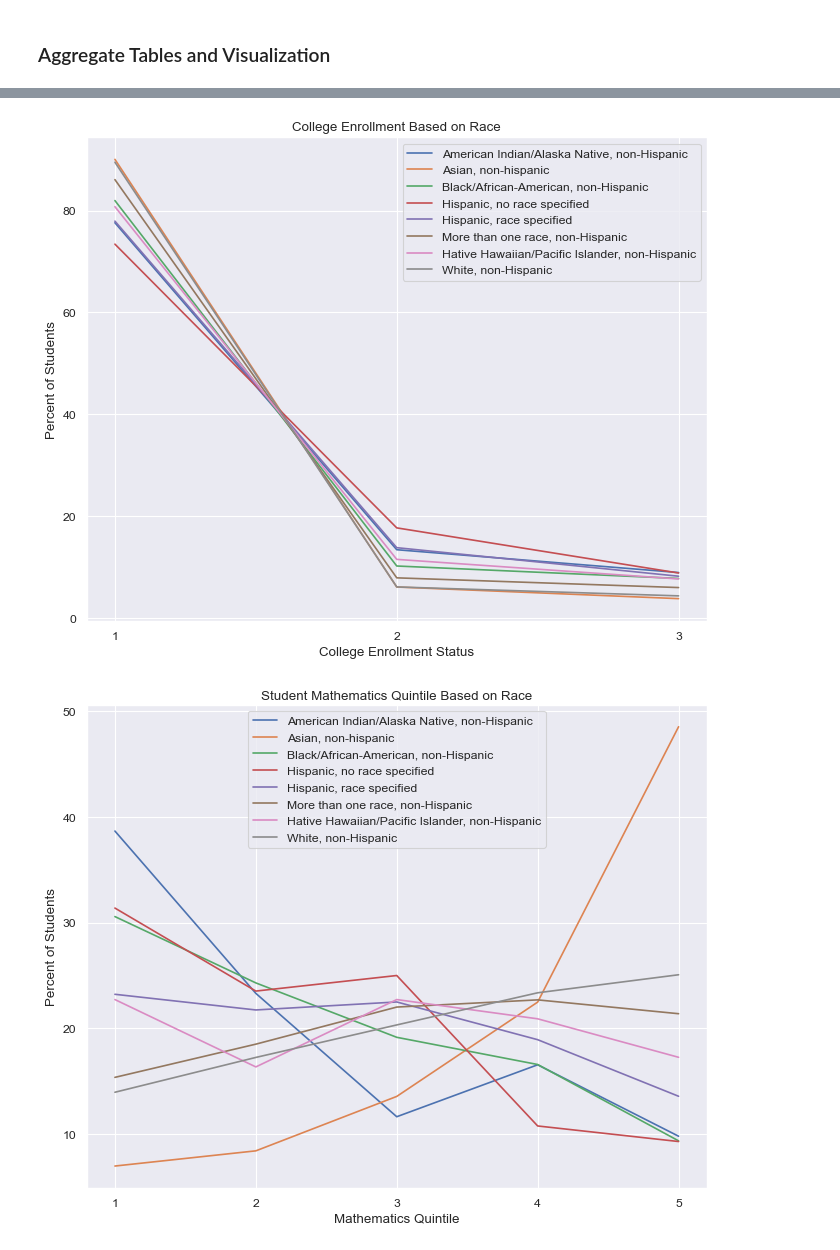
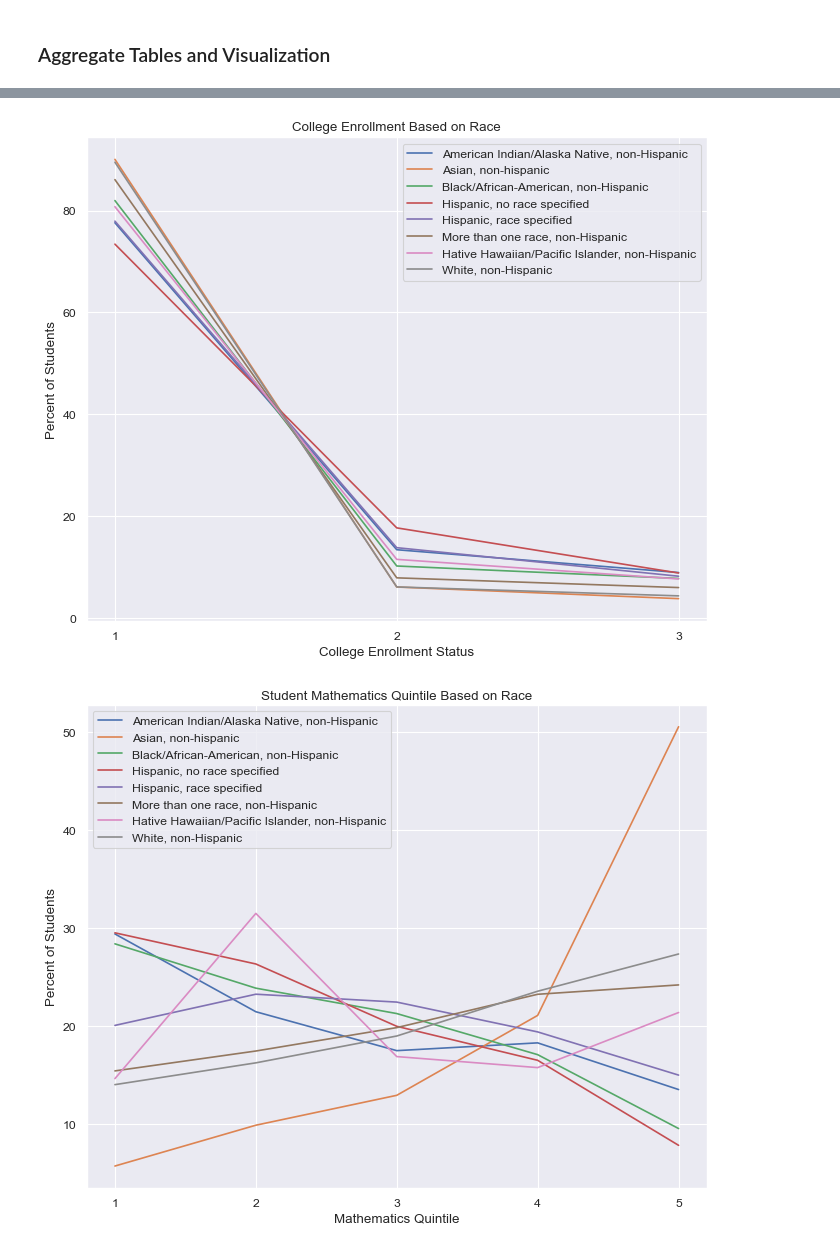
Before and after one commit to adamzuyang/Ursatech-Adam, a Jupyter notebook: HSLS Data Analysis, Academic Performance as Related to Family Income, Poverty, and Race.ipynb, the cells around one changed output, grey strips where cells are left out. Cells and saved outputs as stored; diff of their text form; code cells hidden in the pictures.

```diff
--- a/HSLS Data Analysis, Academic Performance as Related to Family Income, Poverty, and Race.ipynb
+++ b/HSLS Data Analysis, Academic Performance as Related to Family Income, Poverty, and Race.ipynb
@@ -111,14 +116,14 @@ indicators.head()
 ### Constants and Functions
 # %%
 # All relevant variables
-academic_variables = ['X1TXMTH', 'X1TXMSCR', 'X1TXMQUINT', 'X1TXMPROF1', 'X1TXMPROF2', 'X1TXMPROF3',
-                      'X1TXMPROF4', 'X1TXMPROF5', 'S4HSGPA', 'S3CLGFT']
+academic_variables = ['X2TXMTH', 'X2TXMSCR', 'X2TXMQUINT', 'X2TXMPROF1', 'X2TXMPROF2', 'X2TXMPROF3',
+                      'X2TXMPROF4', 'X2TXMPROF5', 'S4HSGPA', 'S3CLGFT']
 
 # All continuous variables (can be analyzed similarly)
-math_cont_variables = ['X1TXMTH', 'X1TXMSCR', 'X1TXMPROF1', 'X1TXMPROF2', 'X1TXMPROF3', 'X1TXMPROF4', 'X1TXMPROF5']
+math_cont_variables = ['X2TXMTH', 'X2TXMSCR', 'X2TXMPROF1', 'X2TXMPROF2', 'X2TXMPROF3', 'X2TXMPROF4', 'X2TXMPROF5']
 
 # Math quintiles variable
-math_quintile = 'X1TXMQUINT'
+math_quintile = 'X2TXMQUINT'
 
 # Entire high school GPA
 gpa_variable = 'S4HSGPA'
@@ -126,10 +131,10 @@ gpa_variable = 'S4HSGPA'
 # In college variable
 college_variable = 'S3CLGFT'
 
-# Takes in income_num from X1FAMINCOME column. Returns math performance table,
+# Takes in income_num from X2FAMINCOME column. Returns math performance table,
 # math quintile counts, GPA counts, and college status counts
 def analyze_income(income_num):
-    income = indicators[indicators['X1FAMINCOME'] == income_num]
+    income = indicators[indicators['X2FAMINCOME'] == income_num]
     income_academic = income[academic_variables]
 
     income_cont = income_academic[math_cont_variables].describe()
@@ -480,7 +485,7 @@ income_colleges_array = [income1_college, income2_college, income3_college, inco
 income_colleges = pd.DataFrame()
 for i in range(len(income_colleges_array)):
     income_colleges['INCOME BRACKET ' + str(i + 1)] = income_colleges_array[i]['S3CLGFT']
-    income_colleges['INCOME BRACKET ' + str(i + 1) + ' PERCENT'] = income_gpas_array[i]['PERCENT']
+    income_colleges['INCOME BRACKET ' + str(i + 1) + ' PERCENT'] = income_colleges_array[i]['PERCENT']
 income_colleges.fillna(0, inplace=True)
 
 income_colleges_percent = income_colleges.filter(regex='PERCENT', axis=1)
@@ -499,7 +504,7 @@ income_math_quints_array = [income1_quint, income2_quint, income3_quint, income4
 
 income_math_quints = pd.DataFrame()
 for i in range(len(income_math_quints_array)):
-    income_math_quints['INCOME BRACKET ' + str(i + 1)] = income_math_quints_array[i]['X1TXMQUINT']
+    income_math_quints['INCOME BRACKET ' + str(i + 1)] = income_math_quints_array[i]['X2TXMQUINT']
     income_math_quints['INCOME BRACKET ' + str(i + 1) + ' PERCENT'] = income_math_quints_array[i]['PERCENT']
 
 income_math_quints_percent = income_math_quints.filter(regex='PERCENT', axis=1)
@@ -529,10 +534,10 @@ There is a clear positive correlation between income and academic performance. P
 # %% [markdown]
 ### Constants and Functions
 # %%
-# Takes in poverty_num from X1POVERTY column. Returns math performance table,
+# Takes in poverty_num from X2POVERTY column. Returns math performance table,
 # math quintile counts, GPA counts, and college status counts
 def analyze_poverty(poverty_num):
-    poverty = indicators[indicators['X1POVERTY'] == poverty_num]
+    poverty = indicators[indicators['X2POVERTY'] == poverty_num]
     poverty_academic = poverty[academic_variables]
 
     poverty_cont = poverty_academic[math_cont_variables].describe()
@@ -643,7 +648,7 @@ poverty_math_quints_array = [above_poverty_quint, below_poverty_quint]
 
 poverty_math_quints = pd.DataFrame()
 for i in range(len(poverty_math_quints_array)):
-    poverty_math_quints['POVERTY LEVEL ' + str(i)] = poverty_math_quints_array[i]['X1TXMQUINT']
+    poverty_math_quints['POVERTY LEVEL ' + str(i)] = poverty_math_quints_array[i]['X2TXMQUINT']
     poverty_math_quints['POVERTY LEVEL ' + str(i) + ' PERCENT'] = poverty_math_quints_array[i]['PERCENT']
 
 plt.figure(5)
@@ -935,35 +1052,35 @@ race_math_quints_array = [native_quint, asian_quint, black_quint, hispanicnr_qui
 
 race_math_quints = pd.DataFrame()
 for i in range(len(race_math_quints_array)):
-    race_math_quints['RACE ' + str(i+1)] = race_math_quints_array[i]['X1TXMQUINT']
+    race_math_quints['RACE ' + str(i+1)] = race_math_quints_array[i]['X2TXMQUINT']
     race_math_quints['RACE ' + str(i+1) + ' PERCENT'] = race_math_quints_array[i]['PERCENT']
 race_math_quints.fillna(0, inplace=True)
 
 plt.figure(8, figsize=(10, 8), dpi=80)
 plt.plot(race_math_quints['RACE 1 PERCENT'], label='American Indian/Alaska Native, non-Hispanic')
 plt.plot(race_math_quints['RACE 2 PERCENT'], label='Asian, non-hispanic')
 plt.plot(race_math_quints['RACE 3 PERCENT'], label='Black/African-American, non-Hispanic')
 plt.plot(race_math_quints['RACE 4 PERCENT'], label='Hispanic, no race specified')
 plt.plot(race_math_quints['RACE 5 PERCENT'], label='Hispanic, race specified')
 plt.plot(race_math_quints['RACE 6 PERCENT'], label='More than one race, non-Hispanic')
 plt.plot(race_math_quints['RACE 7 PERCENT'], label='Hative Hawaiian/Pacific Islander, non-Hispanic')
 plt.plot(race_math_quints['RACE 8 PERCENT'], label='White, non-Hispanic')
 plt.legend()
 plt.title('Student Mathematics Quintile Based on Race')
 plt.ylabel('Percent of Students')
 plt.xlabel('Mathematics Quintile')
 plt.xticks([1, 2, 3, 4, 5])
 # %% [output]
 ([<matplotlib.axis.XTick at 0x...>,
   <matplotlib.axis.XTick at 0x...>,
   <matplotlib.axis.XTick at 0x...>,
   <matplotlib.axis.XTick at 0x...>,
   <matplotlib.axis.XTick at 0x...>],
  [Text(0, 0, ''),
   Text(0, 0, ''),
   Text(0, 0, ''),
   Text(0, 0, ''),
   Text(0, 0, '')])
 [figure]
 [figure]
-[figure, old version]
+[figure, new version]
```
Also changed, not shown: parts of 40 cells of this notebook, 1 other file.
